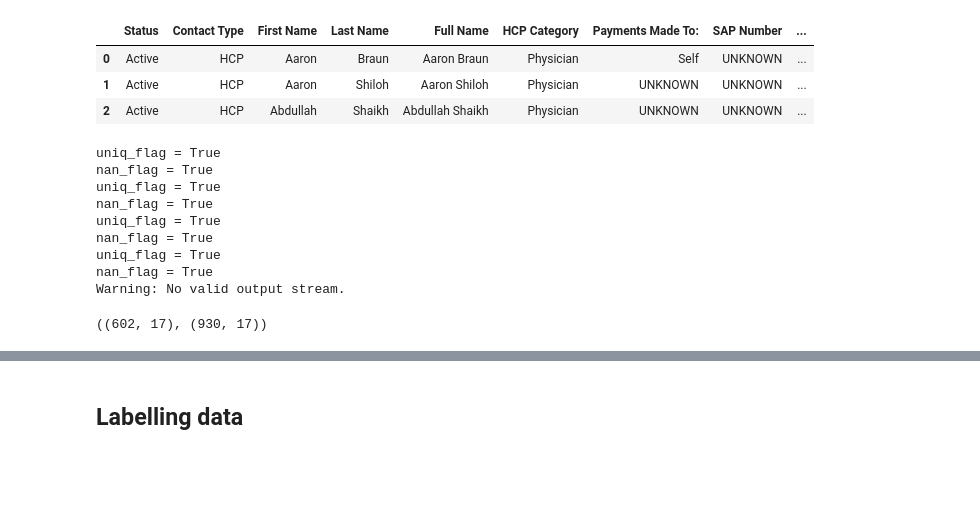
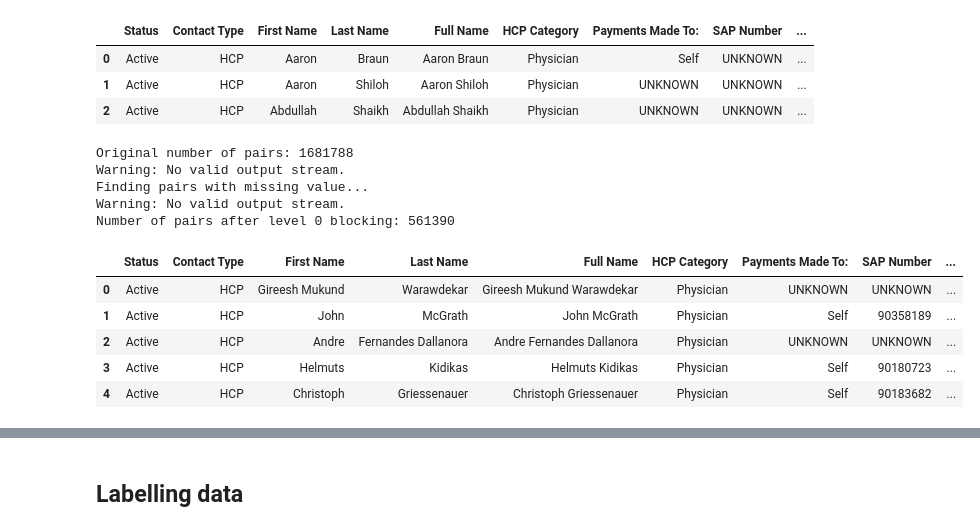
Before and after one commit to lidia-k/PatternX-Duplicate-Finder, a Jupyter notebook: notebook/EntityMatching_demo_v2.ipynb, the cells around one changed output, grey strips where cells are left out. Saved outputs shown, nothing was run; the diff lists cells and outputs as text; code cells hidden in the pictures; blank space fills up the shorter version.

```diff
--- a/notebook/EntityMatching_demo_v2.ipynb
+++ b/notebook/EntityMatching_demo_v2.ipynb
@@ -139,7 +149,8 @@ Data will be filtered by blockers in Magenlla and return 2 datasets with smaller
 - the final output, we try to generate **A'** and **B'** that have the same column names with A and B but the size is smallers.
 # %%
 def detect_high_missing_features(df: pd.DataFrame, missing_percentage_threshold: float = 30) -> tp.List[str]:
-    """Identify features in dataframe that have a lots of missing values.
+    """
+    Identify features in dataframe that have a lots of missing values.
     We use a percentage threshold to capture feature that has more than that and
     list all of them.
 
@@ -354,28 +395,31 @@ def process_data(A, B, blocking_config: tp.Dict):
         new_B = B.copy()
     return new_A, new_B
 # %%
+pd.set_option('display.max_columns', None)  # This line ensures all columns are displayed
+pd.set_option('display.width', 1000)  # Increase the width of each row to display more
 pd.options.mode.copy_on_write = True
 
 blocking_config = {
     "level_0": "National Physician ID",        # remove diff from data
-    "level_1": "Full Name",   # remove diff from data
+    #"level_1": "Full Name",   # remove diff from data
 }
 
 new_A, new_B = process_data(A, B, blocking_config)
 # %% [output]
-uniq_flag = True
-nan_flag = True
-uniq_flag = True
-nan_flag = True
-uniq_flag = True
-nan_flag = True
-uniq_flag = True
-nan_flag = True
+Original number of pairs: 1681788
 Warning: No valid output stream.
+Finding pairs with missing value...
+Warning: No valid output stream.
+Number of pairs after level 0 blocking: 561390
-# %%
-new_A.shape, new_B.shape
-# %% [output]
-((602, 17), (930, 17))
+# %%
+A.head()
+# %% [output]
+|  | Status | Contact Type | First Name | Last Name | Full Name | HCP Category | Payments Made To: | SAP Number | ... |
+| 0 | Active | HCP | Gireesh Mukund | Warawdekar | Gireesh Mukund Warawdekar | Physician | UNKNOWN | UNKNOWN | ... |
+| 1 | Active | HCP | John | McGrath | John McGrath | Physician | Self | 90358189 | ... |
+| 2 | Active | HCP | Andre | Fernandes Dallanora | Andre Fernandes Dallanora | Physician | UNKNOWN | UNKNOWN | ... |
+| 3 | Active | HCP | Helmuts | Kidikas | Helmuts Kidikas | Physician | Self | 90180723 | ... |
+| 4 | Active | HCP | Christoph | Griessenauer | Christoph Griessenauer | Physician | Self | 90183682 | ... |
 # %%
 new_A.shape, new_B.shape
 # %% [output]
```
Also changed, not shown: parts of 21 cells of this notebook.
